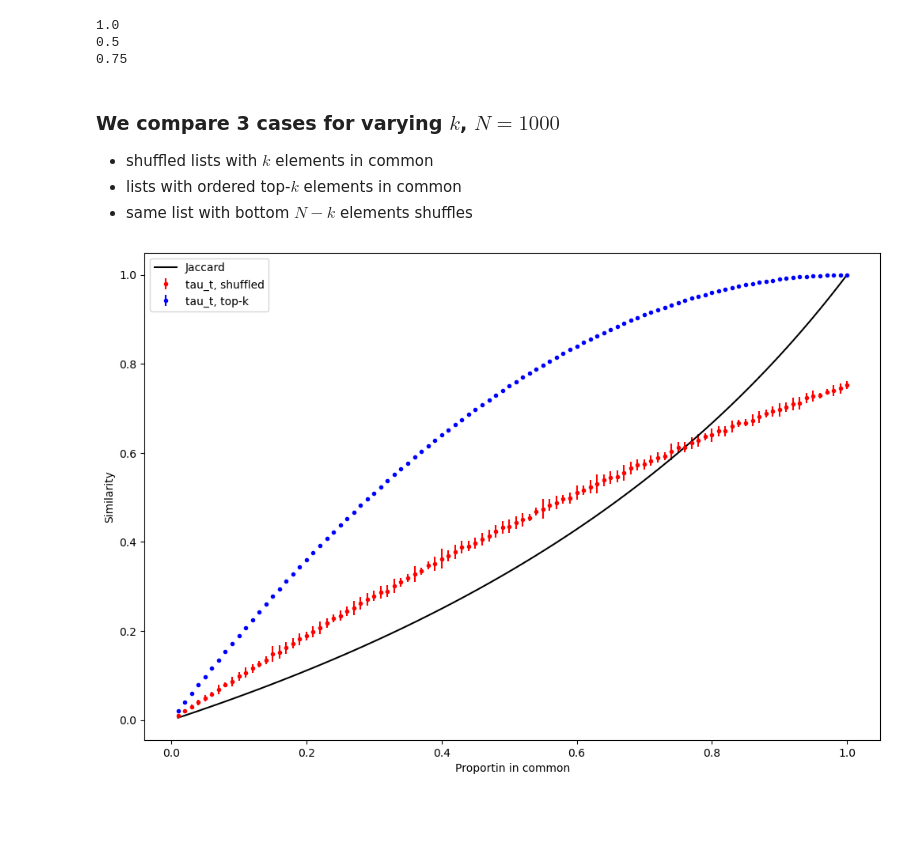
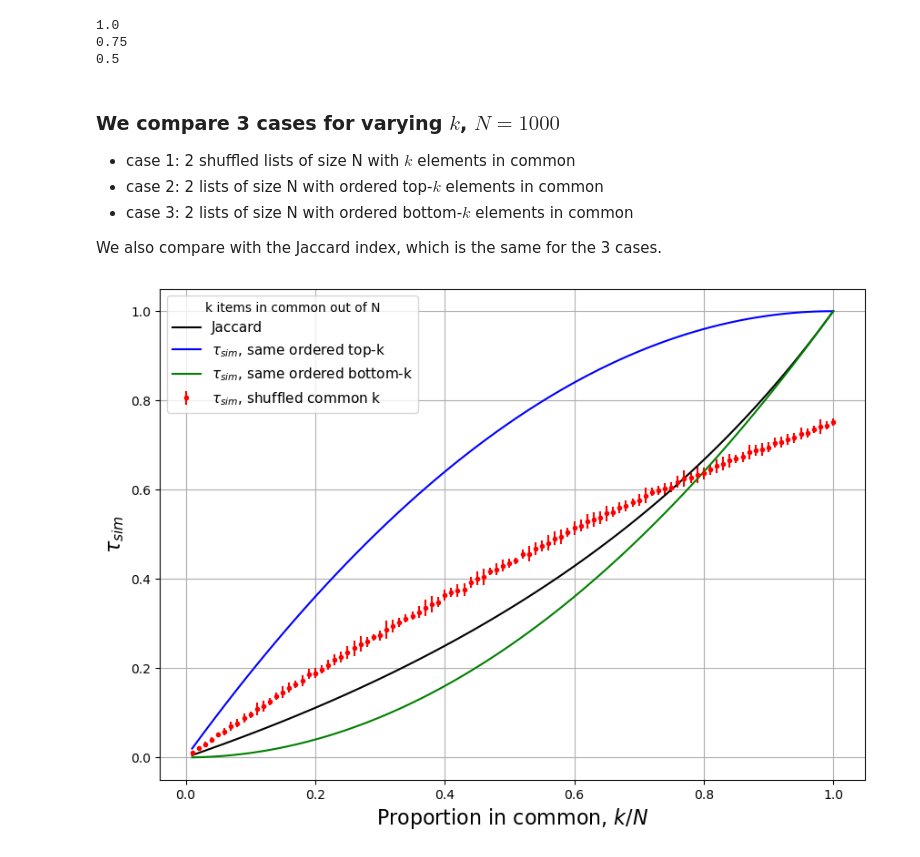
Before and after one commit to ftheberge/Truncated_Kendall-Tau, a Jupyter notebook: Truncated_Kendall-Tau.ipynb, the cells around one changed output. Drawn from its saved outputs; the diff is of its cells as text; code cells hidden in the pictures; blank space fills up the shorter version.

```diff
--- a/Truncated_Kendall-Tau.ipynb
+++ b/Truncated_Kendall-Tau.ipynb
@@ -47,30 +33,32 @@ print(adaptedKendallTau(X,V)) ## 1
 # %%
 N = 1000
 
-## same top-min(k) --> 1
+## case 1
 X = list(range(1,2*N+1,1))
 Y = list(range(1,N+1,1))
-print(adaptedKendallTau(X,Y))
+print(truncatedKendallTau(X,Y))
 
-## second half of top-max(k) --> 0.5
+## case 2
+Y = list(range(1,N+1,1)) + list(range(2*N+1,3*N+1,1))
+print(truncatedKendallTau(X,Y))
+
+## case 3
 Y = list(range(N+1,2*N+1,1))
-print(adaptedKendallTau(X,Y))
-
-## top half equal, bottom half distinct --> 0.75
-Y = list(range(1,N+1,1)) + list(range(2*N+1,3*N+1,1))
-print(adaptedKendallTau(X,Y))
+print(truncatedKendallTau(X,Y))
 # %% [output]
 1.0
+0.75
 0.5
-0.75
 # %% [markdown]
 ### We compare 3 cases for varying $k$, $N=1000$
 
-* shuffled lists with $k$ elements in common
-* lists with ordered top-$k$ elements in common
-* same list with bottom $N-k$ elements shuffles
+* case 1: 2 shuffled lists of size N with $k$ elements in common
+* case 2: 2 lists of size N with ordered top-$k$ elements in common
+* case 3: 2 lists of size N with ordered bottom-$k$ elements in common
+
+We also compare with the Jaccard index, which is the same for the 3 cases.
 # %%
-def Jac(X,Y):
+def Jaccard(X, Y):
     u = set(X).union(set(Y))
     i = set(X).intersection(set(Y))
     return(len(i)/len(u))
@@ -99,29 +95,14 @@ for k in range(10,N+1,10):
-# %%
-## lists of length N with ordered top-k in common
-N = 1000
-mOrd = []
-sOrd = []
-p = []
-X = list(range(1,N+1,1))
-Z = list(range(N+1,2*N+1,1))
-for k in range(10,N+1,10):
-    x = []
-    p.append(k/N)
-    for l in range(10):
-        Y = X[0:k]
-        Y.extend(random.sample(Z,1000-k))
-        x.append(adaptedKendallTau(X,Y))
-    mOrd.append(np.mean(x))
-    sOrd.append(2*np.sqrt(np.var(x)))
 # %%
 import matplotlib.pyplot as plt
-plt.figure(figsize=(12,8))
-plt.errorbar(p,mSh,yerr=sSh,fmt='.',ecolor='red',color='red',label='tau_t, shuffled')
+plt.figure(figsize=(10,7))
+plt.errorbar(p,mSh,yerr=sSh,fmt='.',ecolor='red',color='red',label=r'$\tau_{sim}$, shuffled common k')
 plt.plot(p,jac,label='Jaccard',color='black')
-plt.errorbar(p,mOrd,yerr=sOrd,fmt='.',ecolor='blue',color='blue',label='tau_t, top-k')
-plt.xlabel('Proportin in common')
-plt.ylabel('Similarity')
-plt.legend()
+plt.plot(p,mOrd,color='blue',label=r'$\tau_{sim}$, same ordered top-k')
+plt.plot(p,mBot,color='green',label=r'$\tau_{sim}$, same ordered bottom-k')
+plt.xlabel(r'Proportion in common, $k/N$', fontsize=16)
+plt.ylabel(r'$\tau_{sim}$', fontsize=16)
+plt.legend(fontsize=11, title = 'k items in common out of N')
+plt.grid()
 plt.show()
 # %% [output]
-[figure, old version]
+[figure, new version]
```
Also changed, not shown: parts of 10 cells of this notebook, 1 other file.
